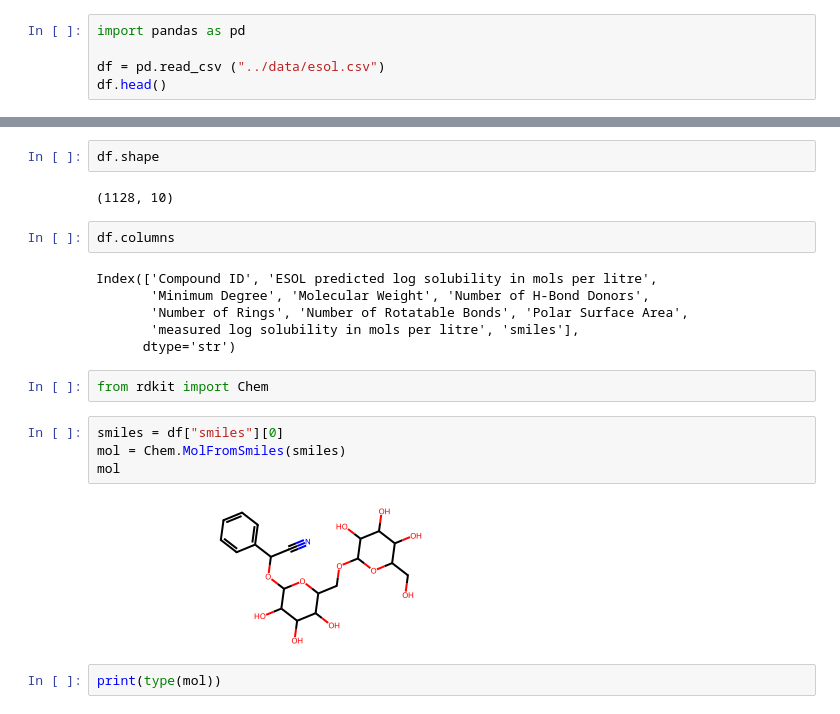
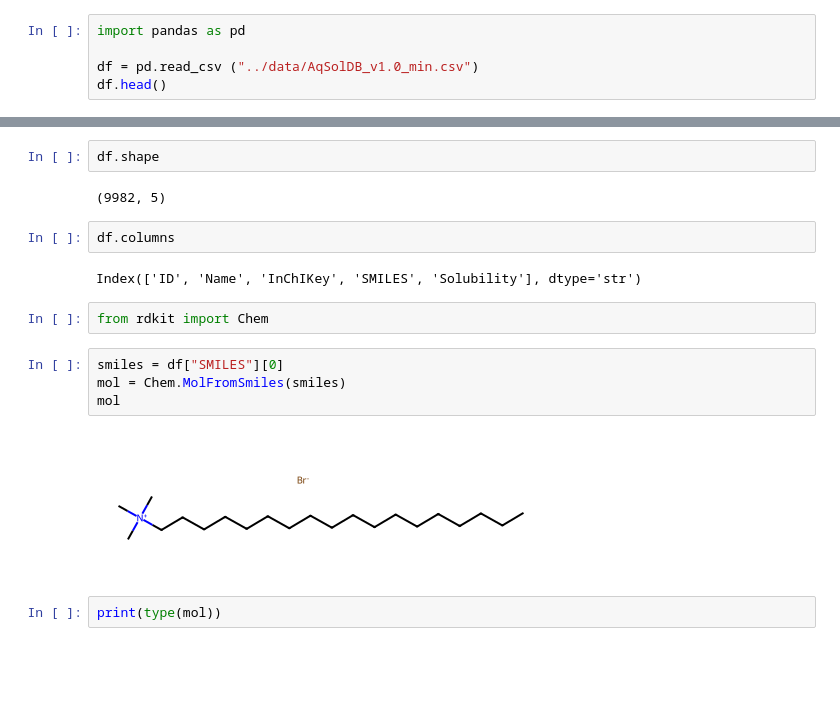
Before and after one commit to chetanyasharma-sc/Molecular-Prediction, a Jupyter notebook: backend/notebooks/01_data_exploration.ipynb, the cells around one changed output, grey strips where cells are left out. Cells and saved outputs as stored; diff of their text form; blank space fills up the shorter version.

Commit message:
Update molecular prediction application

```diff
--- a/backend/notebooks/01_data_exploration.ipynb
+++ b/backend/notebooks/01_data_exploration.ipynb
@@ -1,6 +1,6 @@
 # %%
 import pandas as pd
 
-df = pd.read_csv ("../data/esol.csv")
+df = pd.read_csv ("../data/AqSolDB_v1.0_min.csv")
 df.head()
 # %% [output]
@@ -13,23 +13,19 @@ df.head()
 # %%
 df.shape
 # %% [output]
-(1128, 10)
+(9982, 5)
 # %%
 df.columns
 # %% [output]
-Index(['Compound ID', 'ESOL predicted log solubility in mols per litre',
-       'Minimum Degree', 'Molecular Weight', 'Number of H-Bond Donors',
-       'Number of Rings', 'Number of Rotatable Bonds', 'Polar Surface Area',
-       'measured log solubility in mols per litre', 'smiles'],
-      dtype='str')
+Index(['ID', 'Name', 'InChIKey', 'SMILES', 'Solubility'], dtype='str')
 # %%
 from rdkit import Chem
 # %%
-smiles = df["smiles"][0]
+smiles = df["SMILES"][0]
 mol = Chem.MolFromSmiles(smiles)
 mol
 # %% [output]
-[figure, old version]
+[figure, new version]
 # %%
 print(type(mol))
 # %% [output]
```
Also changed, not shown: parts of 15 cells of this notebook, 6 other files.
